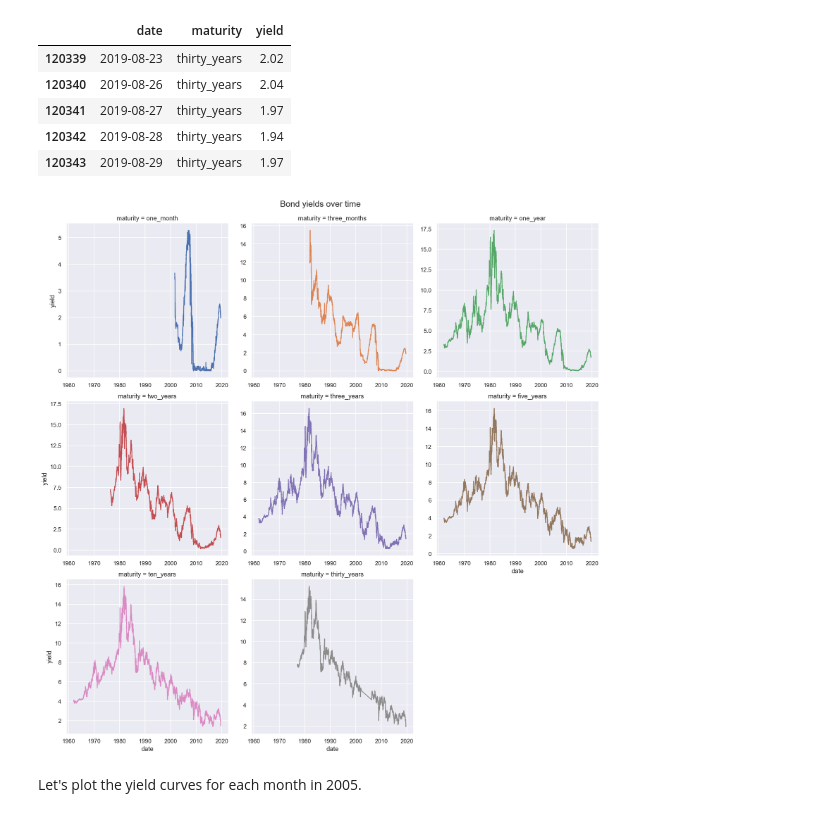
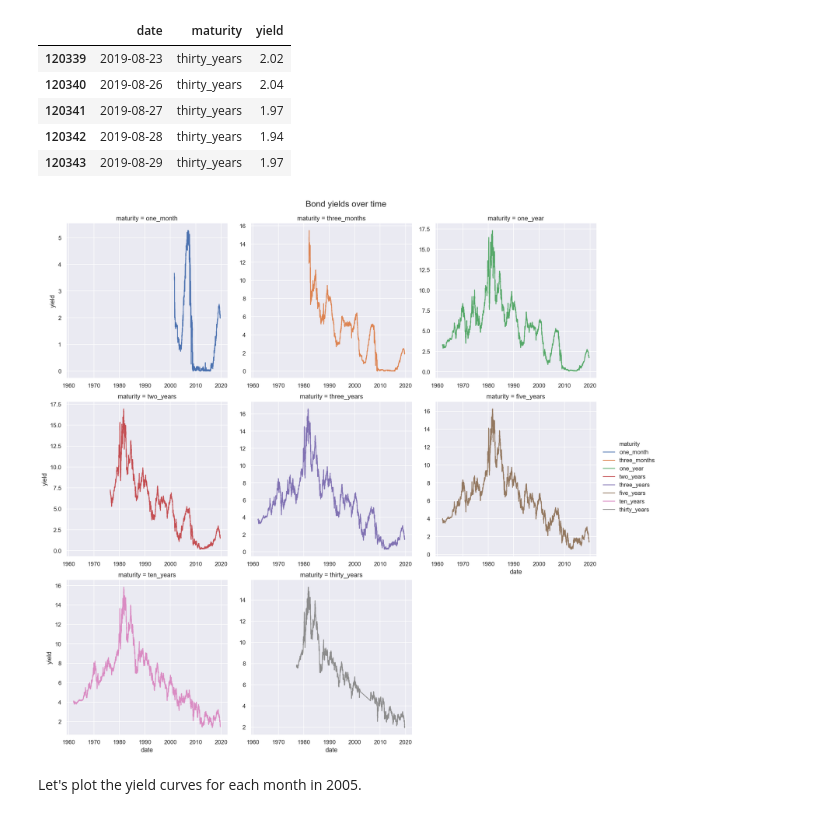
Before and after one commit to lambdaclass/finance_playground, a Jupyter notebook: notebooks/bonds/0.1-exploratory-analysis.ipynb, the cells around one changed output. Saved outputs shown, nothing was run; the diff lists cells and outputs as text; code cells hidden in the pictures.

```diff
--- a/notebooks/bonds/0.1-exploratory-analysis.ipynb
+++ b/notebooks/bonds/0.1-exploratory-analysis.ipynb
@@ -99,15 +99,15 @@ bonds_tidy.tail()
 | 120343 | 2019-08-29 | thirty_years | 1.97 |
 # %%
 g = sns.relplot(x='date', y='yield', col='maturity', hue='maturity',
-            facet_kws=dict(sharey=False, sharex=True), col_wrap=3, legend=False,
+            facet_kws=dict(sharey=False, sharex=True), col_wrap=3,
             kind='line', data=bonds_tidy)
 
 g.fig.suptitle('Bond yields over time', size=16)
 for ax in g.axes.flatten():
     ax.tick_params(labelbottom=True)
 g.fig.subplots_adjust(top=.94);
 # %% [output]
-[figure, old version]
+[figure, new version]
 # %% [markdown]
 Let's plot the yield curves for each month in 2005.
 # %%
```
Also changed, not shown: parts of 7 cells of this notebook.
